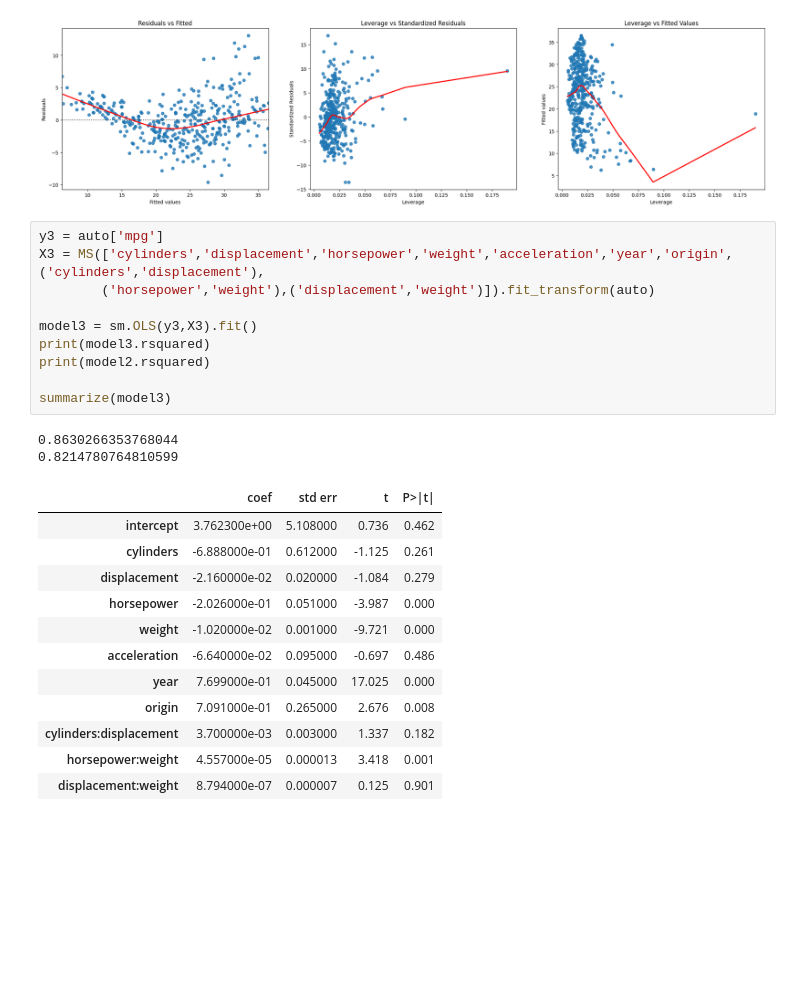
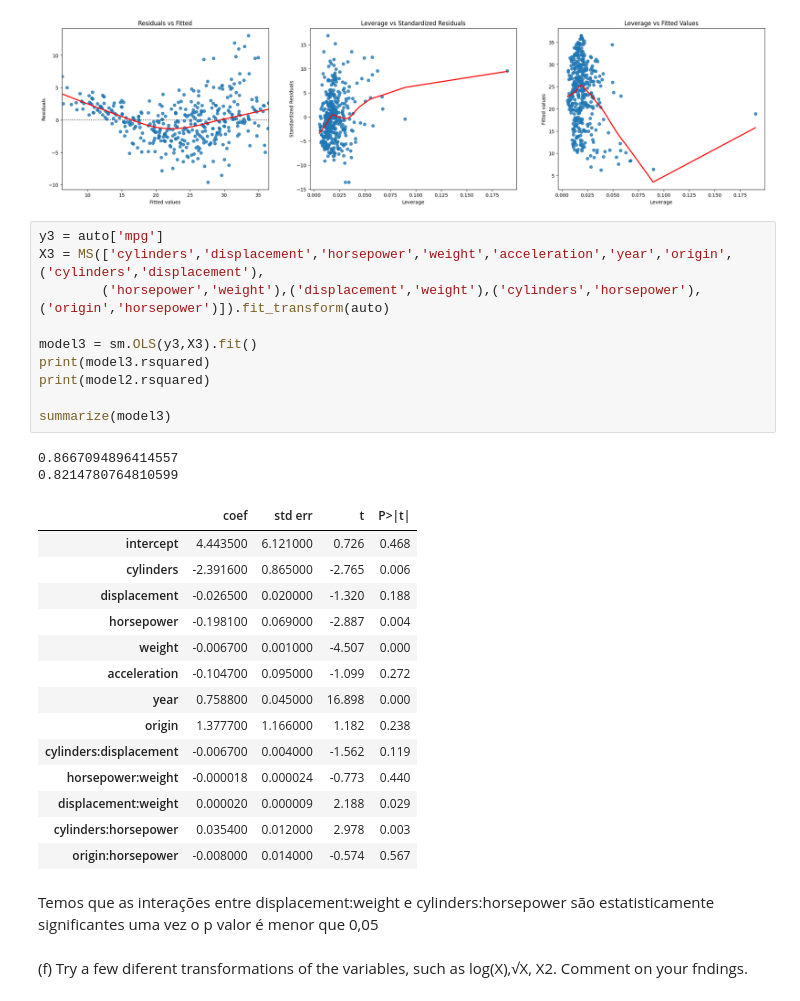
Before and after one commit to eduardamota/data-science-isl, a Jupyter notebook: 3-linear-regression/exercises-regressao-linear.ipynb, the cells around one changed output. Cells and saved outputs as stored; diff of their text form; blank space fills up the shorter version.

```diff
--- a/3-linear-regression/exercises-regressao-linear.ipynb
+++ b/3-linear-regression/exercises-regressao-linear.ipynb
@@ -359,25 +359,31 @@ Text(0, 0.5, 'Fitted values')
 # %%
 y3 = auto['mpg']
 X3 = MS(['cylinders','displacement','horsepower','weight','acceleration','year','origin',('cylinders','displacement'),
-        ('horsepower','weight'),('displacement','weight')]).fit_transform(auto)
+        ('horsepower','weight'),('displacement','weight'),('cylinders','horsepower'),('origin','horsepower')]).fit_transform(auto)
 
 model3 = sm.OLS(y3,X3).fit()
 print(model3.rsquared)
 print(model2.rsquared)
 
 summarize(model3)
 # %% [output]
-0.8630266353768044
+0.8667094896414557
 0.8214780764810599
 |  | coef | std err | t | P>|t| |
-| intercept | 3.762300e+00 | 5.108000 | 0.736 | 0.462 |
-| cylinders | -6.888000e-01 | 0.612000 | -1.125 | 0.261 |
-| displacement | -2.160000e-02 | 0.020000 | -1.084 | 0.279 |
-| horsepower | -2.026000e-01 | 0.051000 | -3.987 | 0.000 |
-| weight | -1.020000e-02 | 0.001000 | -9.721 | 0.000 |
-| acceleration | -6.640000e-02 | 0.095000 | -0.697 | 0.486 |
-| year | 7.699000e-01 | 0.045000 | 17.025 | 0.000 |
-| origin | 7.091000e-01 | 0.265000 | 2.676 | 0.008 |
-| cylinders:displacement | 3.700000e-03 | 0.003000 | 1.337 | 0.182 |
-| horsepower:weight | 4.557000e-05 | 0.000013 | 3.418 | 0.001 |
-| displacement:weight | 8.794000e-07 | 0.000007 | 0.125 | 0.901 |
+| intercept | 4.443500 | 6.121000 | 0.726 | 0.468 |
+| cylinders | -2.391600 | 0.865000 | -2.765 | 0.006 |
+| displacement | -0.026500 | 0.020000 | -1.320 | 0.188 |
+| horsepower | -0.198100 | 0.069000 | -2.887 | 0.004 |
+| weight | -0.006700 | 0.001000 | -4.507 | 0.000 |
+| acceleration | -0.104700 | 0.095000 | -1.099 | 0.272 |
+| year | 0.758800 | 0.045000 | 16.898 | 0.000 |
+| origin | 1.377700 | 1.166000 | 1.182 | 0.238 |
+| cylinders:displacement | -0.006700 | 0.004000 | -1.562 | 0.119 |
+| horsepower:weight | -0.000018 | 0.000024 | -0.773 | 0.440 |
+| displacement:weight | 0.000020 | 0.000009 | 2.188 | 0.029 |
+| cylinders:horsepower | 0.035400 | 0.012000 | 2.978 | 0.003 |
+| origin:horsepower | -0.008000 | 0.014000 | -0.574 | 0.567 |
+# %% [markdown]
+Temos que as interações entre displacement:weight e cylinders:horsepower são estatisticamente significantes uma vez o p valor é menor que 0,05
+# %% [markdown]
+(f) Try a few diferent transformations of the variables, such as log(X),√X, X2. Comment on your fndings.
```
Also changed, not shown: parts of 60 cells of this notebook.
